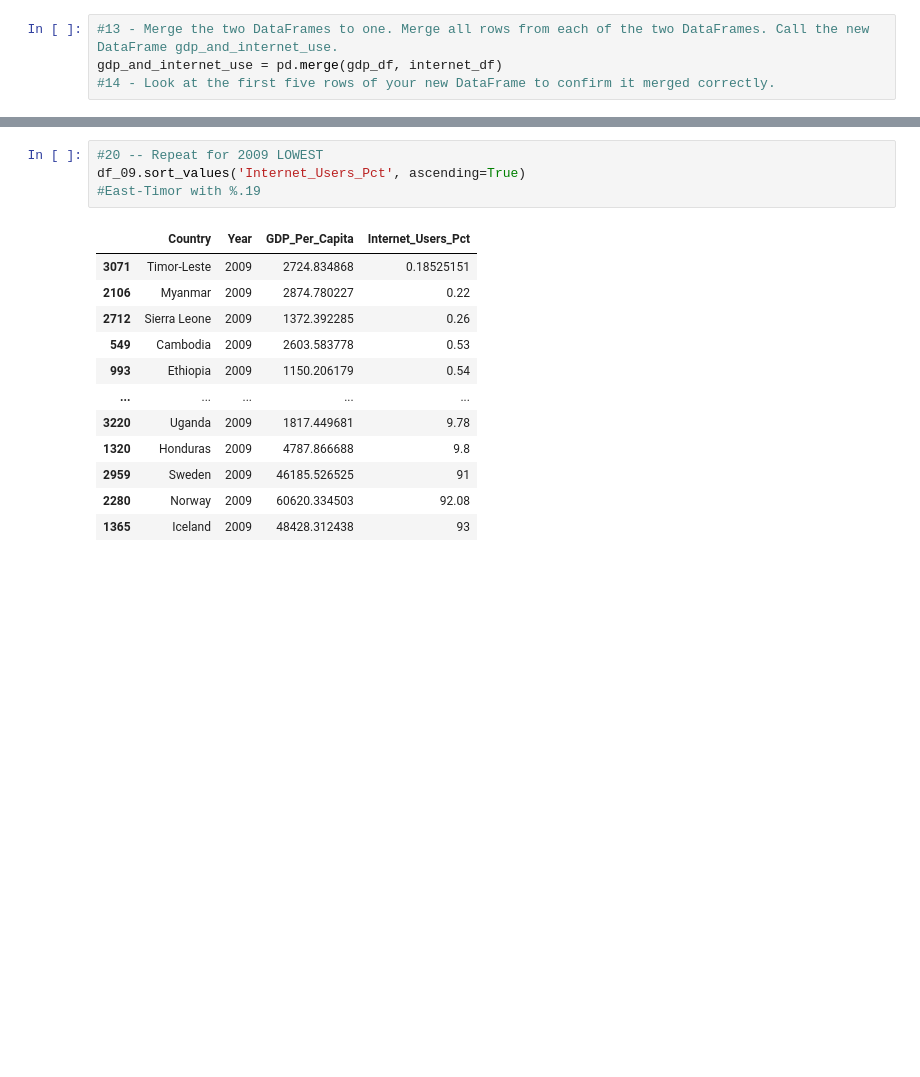
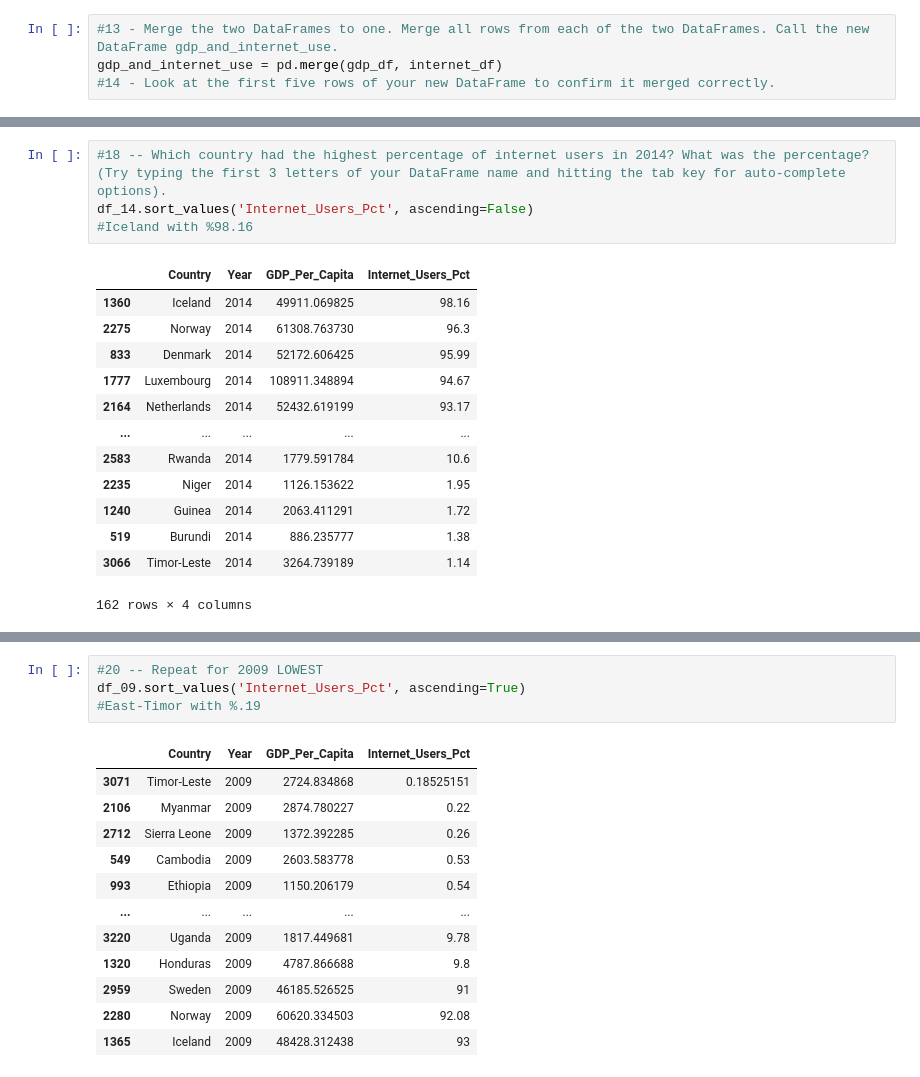
Before and after one commit to treybourgeois/gdp-and-internet-usage-treybourgeois, a Jupyter notebook: data/python_gdp_internet_workbook.ipynb, the cells around one changed output, grey strips where cells are left out. Drawn from its saved outputs; the diff is of its cells as text; blank space fills up the shorter version.

```diff
--- a/data/python_gdp_internet_workbook.ipynb
+++ b/data/python_gdp_internet_workbook.ipynb
@@ -97,0 +208,18 @@ df_09.sort_values('Internet_Users_Pct', ascending=False)
+# %%
+#18 -- Which country had the highest percentage of internet users in 2014? What was the percentage? (Try typing the first 3 letters of your DataFrame name and hitting the tab key for auto-complete options).
+df_14.sort_values('Internet_Users_Pct', ascending=False)
+#Iceland with %98.16
+# %% [output]
+|  | Country | Year | GDP_Per_Capita | Internet_Users_Pct |
+| 1360 | Iceland | 2014 | 49911.069825 | 98.16 |
+| 2275 | Norway | 2014 | 61308.763730 | 96.3 |
+| 833 | Denmark | 2014 | 52172.606425 | 95.99 |
+| 1777 | Luxembourg | 2014 | 108911.348894 | 94.67 |
+| 2164 | Netherlands | 2014 | 52432.619199 | 93.17 |
+| ... | ... | ... | ... | ... |
+| 2583 | Rwanda | 2014 | 1779.591784 | 10.6 |
+| 2235 | Niger | 2014 | 1126.153622 | 1.95 |
+| 1240 | Guinea | 2014 | 2063.411291 | 1.72 |
+| 519 | Burundi | 2014 | 886.235777 | 1.38 |
+| 3066 | Timor-Leste | 2014 | 3264.739189 | 1.14 |
+162 rows × 4 columns
```
Also changed, not shown: parts of 44 cells of this notebook.
